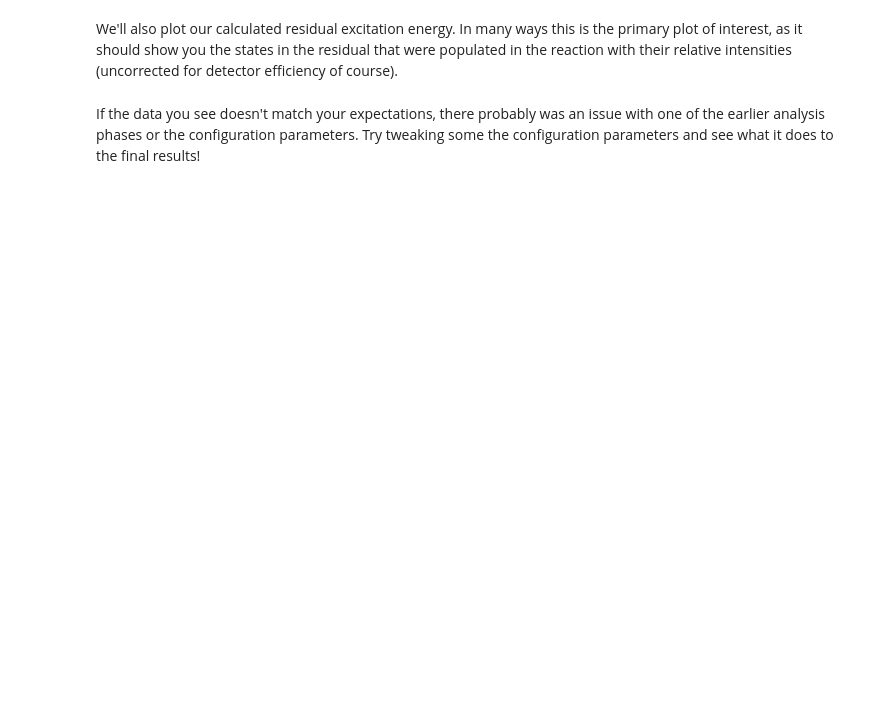
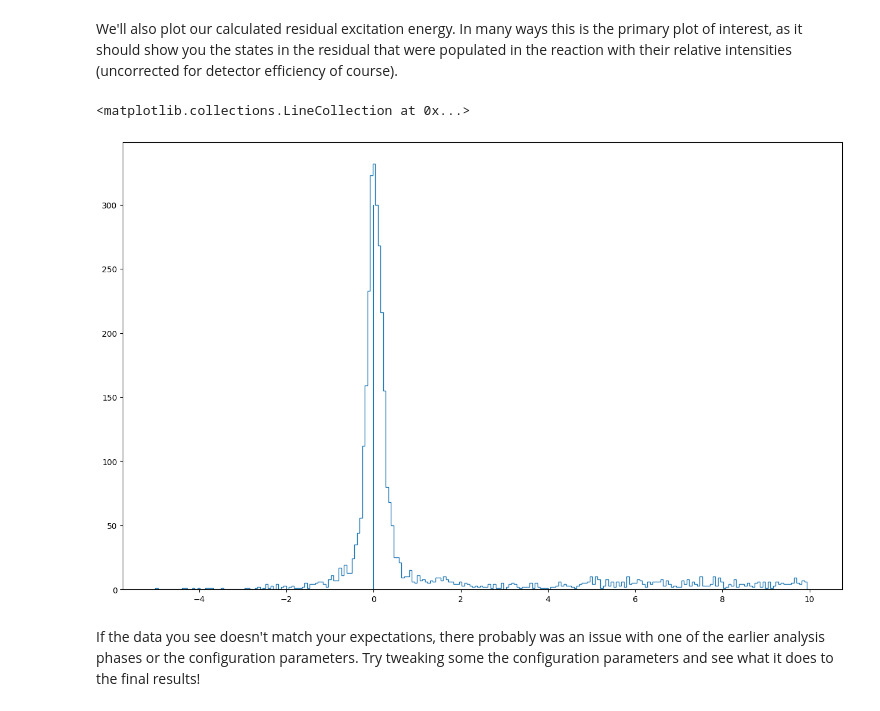
Before and after one commit to ATTPC/Spyral, a Jupyter notebook: notebooks/example_analysis.ipynb, the cells around one changed output. Drawn from its saved outputs; the diff is of its cells as text; code cells hidden in the pictures; blank space fills up the shorter version.

```diff
--- a/notebooks/example_analysis.ipynb
+++ b/notebooks/example_analysis.ipynb
@@ -102,8 +104,11 @@ We'll also plot our calculated residual excitation energy. In many ways this is
 # %%
 fig, ax = plt.subplots(1,1)
 fig.set_figwidth(16)
 fig.set_figheight(10)
 grammer.draw_hist1d('ex', ax)
-ax.vlines([0.0], [0.0], [400.0])
+ax.vlines([0.0], [0.0], [300.0])
+# %% [output]
+<matplotlib.collections.LineCollection at 0x...>
+[figure, added]
 # %% [markdown]
 If the data you see doesn't match your expectations, there probably was an issue with one of the earlier analysis phases or the configuration parameters. Try  tweaking some the configuration parameters and see what it does to the final results!
```
Also changed, not shown: parts of 3 cells of this notebook, 2 other files.
